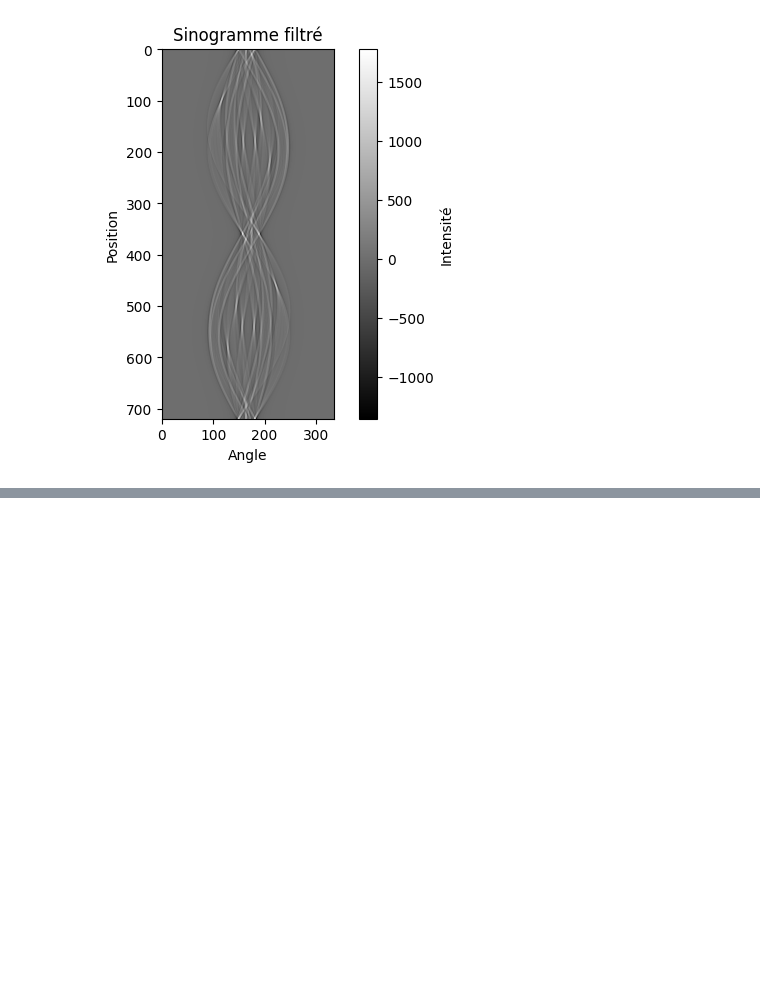
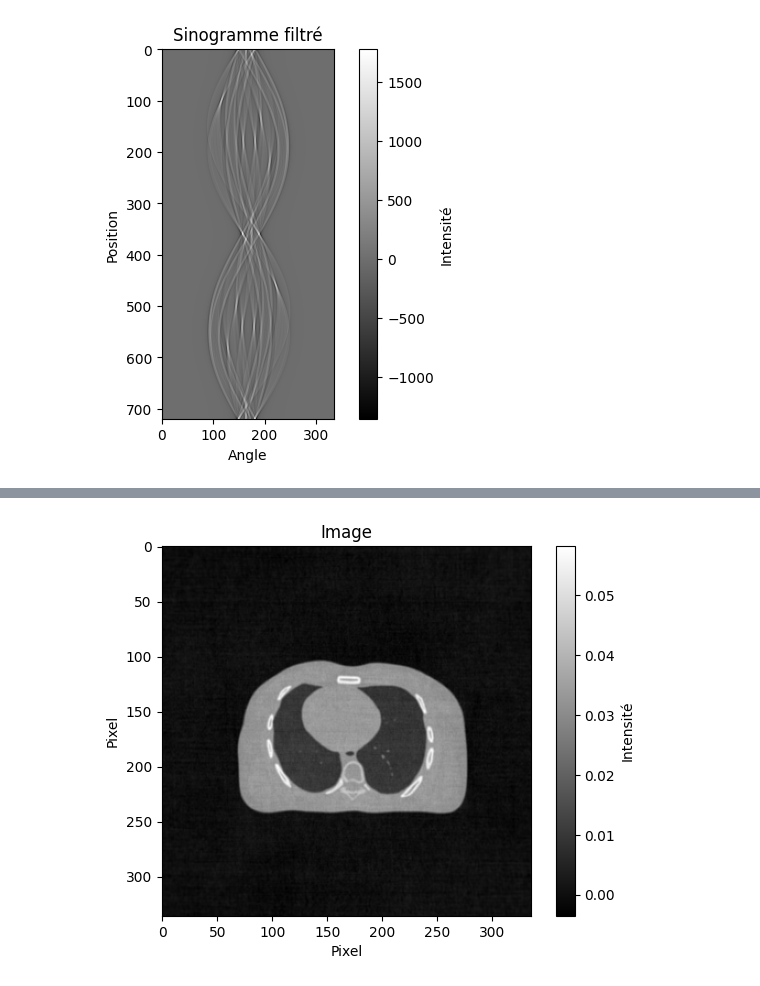
Before and after one commit to gamer39/Physique_numerique, a Jupyter notebook: TP4/TP4_AliceGroleau_GaelMercier_DanickBisson.ipynb, the cells around one changed output, grey strips where cells are left out. Drawn from its saved outputs; the diff is of its cells as text; code cells hidden in the pictures; blank space fills up the shorter version.

```diff
--- a/TP4/TP4_AliceGroleau_GaelMercier_DanickBisson.ipynb
+++ b/TP4/TP4_AliceGroleau_GaelMercier_DanickBisson.ipynb
@@ -257,0 +253,45 @@ working on image column: 192/192
+# %%
+#Q5
+import scipy.fftpack
+
+def angle(i):
+    return (np.pi * i) / nbprj
+
+def reconFourierSlice():
+
+    angle_path= os.path.abspath("angles.txt")
+    [nbprj, angles] = readAngles(angle_path)
+    sino_path= os.path.abspath("sinogram-patient.txt")
+    [nbprj2, nbpix2, sinogram] = readSinogram(sino_path)   #nbprj = num_samples, nbpix = num_detector
+
+    sinogram_fft_rows = np.fft.fftshift(np.fft.fft(np.fft.ifftshift(sinogram, axes=1)), axes=1)
+
+    a = angles
+    r = np.arange(nbpix2) - nbpix2 / 2
+    r, a = np.meshgrid(r, a)
+    r = r.flatten()
+    a = a.flatten()
+    srcx = (nbpix2 / 2) + r * np.cos(a)
+    srcy = (nbpix2 / 2) + r * np.sin(a)
+
+    dstx, dsty = np.meshgrid(np.arange(nbpix2), np.arange(nbpix2))
+    dstx = dstx.flatten()
+    dsty = dsty.flatten()
+
+    fft2 = scipy.interpolate.griddata((srcy, srcx),sinogram_fft_rows.flatten(),(dsty, dstx),method="cubic",fill_value=0.0,).reshape((nbpix2, nbpix2))
+
+    recon = np.real(np.fft.fftshift(np.fft.ifft2(np.fft.ifftshift(fft2))))
+
+    return np.real(recon)
+
+
+
+sinogram = reconFourierSlice()
+plt.imshow(sinogram, cmap='gray')
+plt.title('Image')
+plt.xlabel('Pixel')
+plt.ylabel('Pixel')
+plt.colorbar(label='Intensité')
+plt.show()
+# %% [output]
+[figure, added]
```
Also changed, not shown: parts of 4 cells of this notebook.
